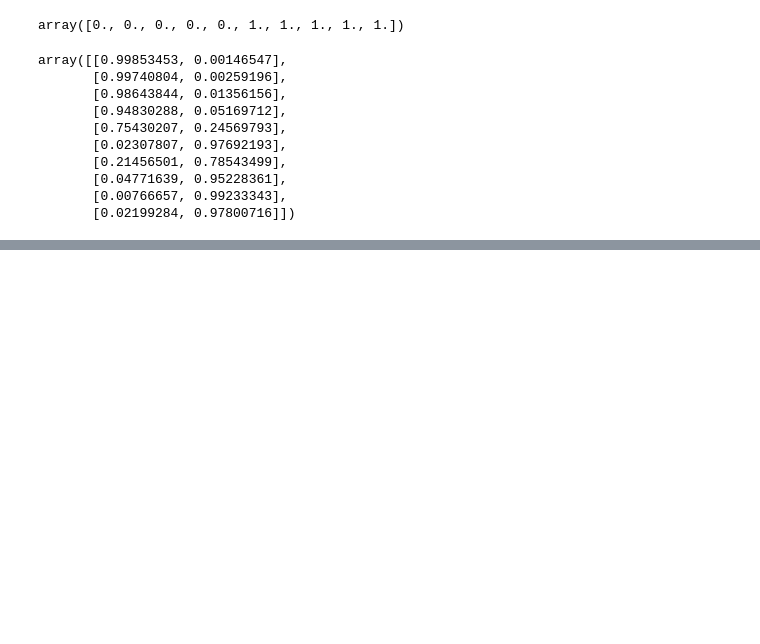
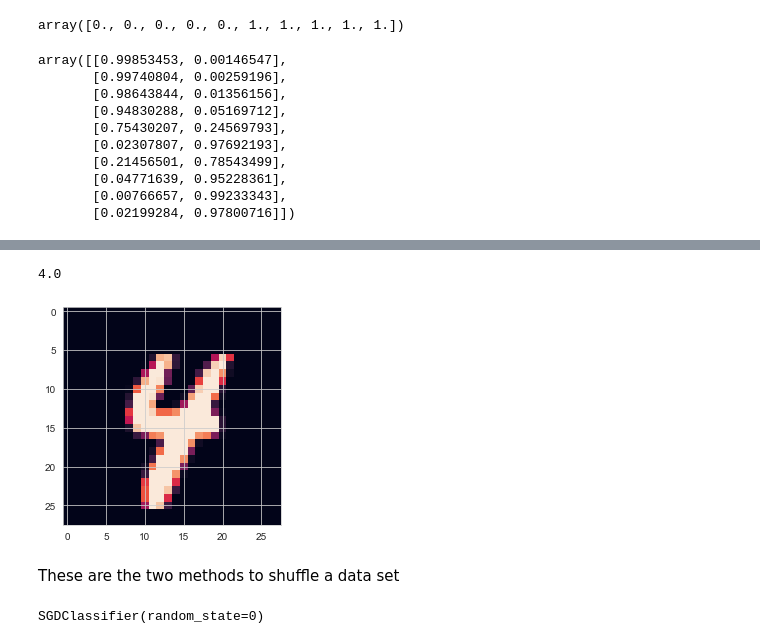
Before and after one commit to mashnun/Classification-Learning, a Jupyter notebook: Classification type ML.ipynb, the cells around one changed output, grey strips where cells are left out. Drawn from its saved outputs; the diff is of its cells as text; code cells hidden in the pictures; blank space fills up the shorter version.

```diff
--- a/Classification type ML.ipynb
+++ b/Classification type ML.ipynb
@@ -64,0 +93,2 @@ array([[0.99853453, 0.00146547],
+# %%
+Y = Y.astype('float')
@@ -64,0 +137,10 @@ array([[0.99853453, 0.00146547],
+# %%
+a = X[69997]
+aimage = a.reshape(28,28)
+pt.imshow(aimage)
+print(Y[69997])
+# %% [output]
+4.0
+[figure, added]
+# %% [markdown]
+These are the two methods to shuffle a data set
@@ -64,0 +163,6 @@ array([[0.99853453, 0.00146547],
+# %%
+from sklearn.linear_model import SGDClassifier
+clf = SGDClassifier(random_state=0)
+clf.fit(X_train, Y_train)
+# %% [output]
+SGDClassifier(random_state=0)
```
Also changed, not shown: parts of 17 cells of this notebook.
